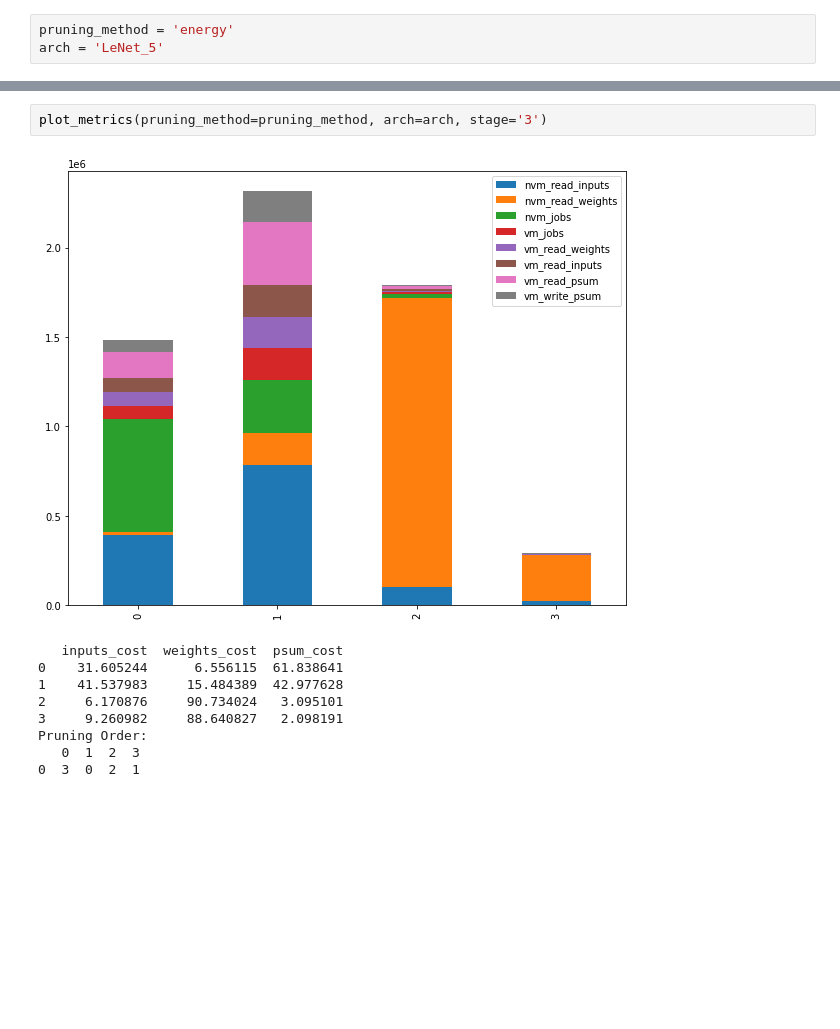
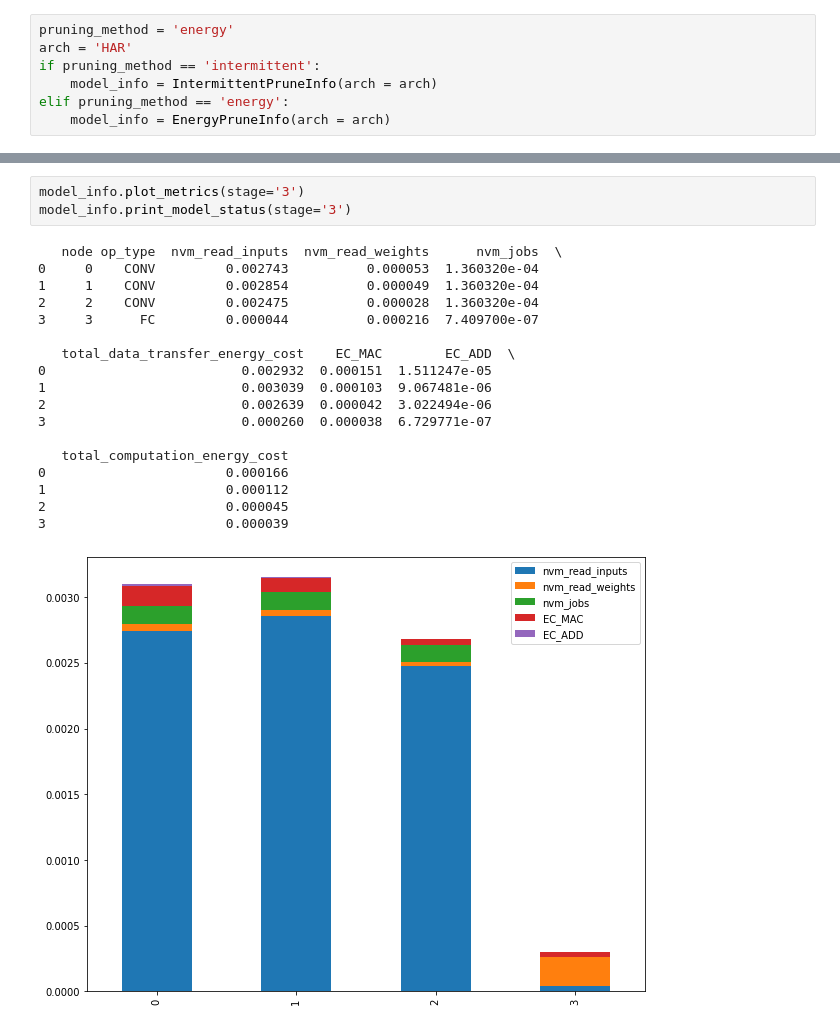
Before and after one commit to EMCLab-Sinica/iPrune, a Jupyter notebook: pruning/Intermittent_Aware/plot.ipynb, the cells around one changed output, grey strips where cells are left out. Saved outputs shown, nothing was run; the diff lists cells and outputs as text; blank space fills up the shorter version.

```diff
--- a/pruning/Intermittent_Aware/plot.ipynb
+++ b/pruning/Intermittent_Aware/plot.ipynb
@@ -86,4 +103,8 @@ def print_model_status(pruning_method='energy', arch = 'LeNet_5', stage = '0'):
 # %%
 pruning_method = 'energy'
-arch = 'LeNet_5'
+arch = 'HAR'
+if pruning_method == 'intermittent':
+    model_info = IntermittentPruneInfo(arch = arch)
+elif pruning_method == 'energy':
+    model_info = EnergyPruneInfo(arch = arch)
 # %%
@@ -155,12 +230,22 @@ Pruning Order:
 # %%
-plot_metrics(pruning_method=pruning_method, arch=arch, stage='3')
+model_info.plot_metrics(stage='3')
+model_info.print_model_status(stage='3')
 # %% [output]
+   node op_type  nvm_read_inputs  nvm_read_weights      nvm_jobs  \
+0     0    CONV         0.002743          0.000053  1.360320e-04
+1     1    CONV         0.002854          0.000049  1.360320e-04
+2     2    CONV         0.002475          0.000028  1.360320e-04
+3     3      FC         0.000044          0.000216  7.409700e-07
+
+   total_data_transfer_energy_cost    EC_MAC        EC_ADD  \
+0                         0.002932  0.000151  1.511247e-05
+1                         0.003039  0.000103  9.067481e-06
+2                         0.002639  0.000042  3.022494e-06
+3                         0.000260  0.000038  6.729771e-07
+
+   total_computation_energy_cost
+0                       0.000166
+1                       0.000112
+2                       0.000045
+3                       0.000039
-[figure, old version]
+[figure, new version]
-   inputs_cost  weights_cost  psum_cost
-0    31.605244      6.556115  61.838641
-1    41.537983     15.484389  42.977628
-2     6.170876     90.734024   3.095101
-3     9.260982     88.640827   2.098191
-Pruning Order:
-   0  1  2  3
-0  3  0  2  1
```
Also changed, not shown: parts of 8 cells of this notebook, 3 other files.
